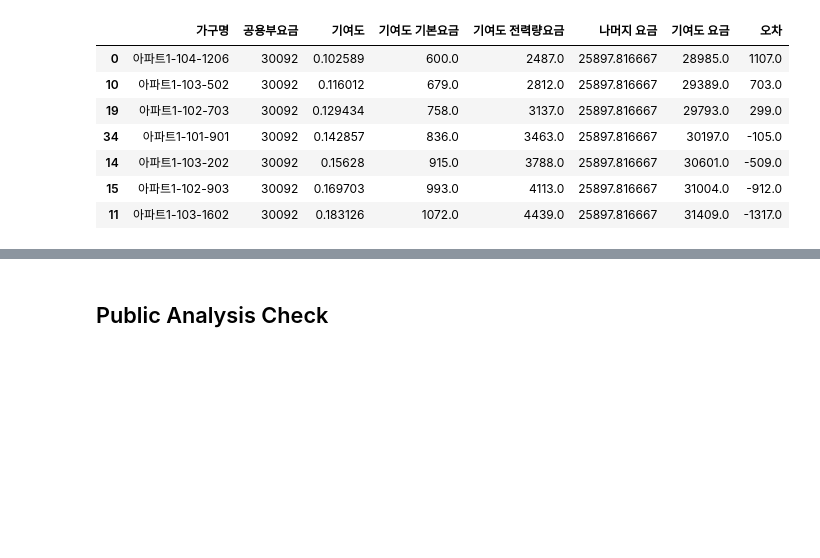
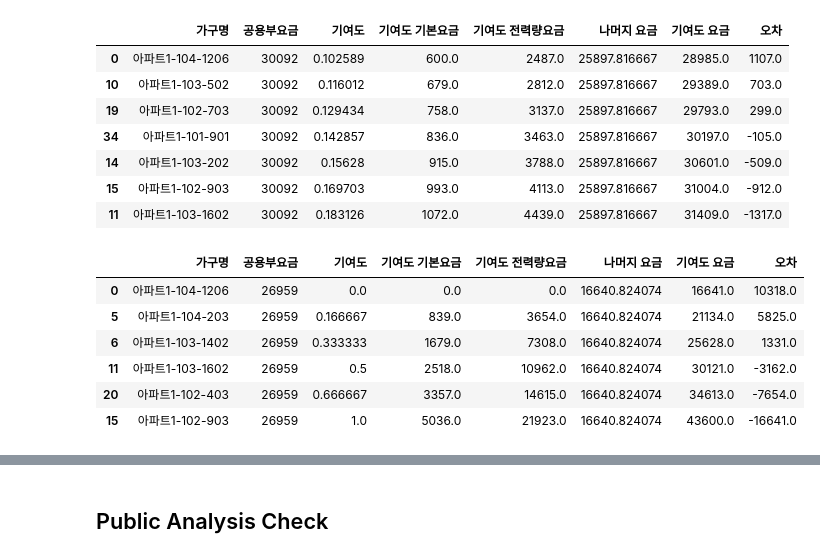
Before and after one commit to formegusto/energy-trading, a Jupyter notebook: analysis. paran energy.ipynb, the cells around one changed output, grey strips where cells are left out. Saved outputs shown, nothing was run; the diff lists cells and outputs as text; code cells hidden in the pictures; blank space fills up the shorter version.

```diff
--- a/analysis. paran energy.ipynb
+++ b/analysis. paran energy.ipynb
@@ -170,3 +236,21 @@ dist_df.drop_duplicates('기여도').sort_values(['기여도'])
 | 14 | 아파트1-103-202 | 30092 | 0.15628 | 915.0 | 3788.0 | 25897.816667 | 30601.0 | -509.0 |
 | 15 | 아파트1-102-903 | 30092 | 0.169703 | 993.0 | 4113.0 | 25897.816667 | 31004.0 | -912.0 |
 | 11 | 아파트1-103-1602 | 30092 | 0.183126 | 1072.0 | 4439.0 | 25897.816667 | 31409.0 | -1317.0 |
+# %%
+from src.utils import min_max_normalization
+
+dist = GroupDistributor(file_path).set_init_csv(1)
+
+dist.set_calc(public_percentage=30)
+dist.set_cont(norm=min_max_normalization)
+dist_df = dist.distribute_table()
+
+dist_df.drop_duplicates('기여도').sort_values(['기여도'])
+# %% [output]
+|  | 가구명 | 공용부요금 | 기여도 | 기여도 기본요금 | 기여도 전력량요금 | 나머지 요금 | 기여도 요금 | 오차 |
+| 0 | 아파트1-104-1206 | 26959 | 0.0 | 0.0 | 0.0 | 16640.824074 | 16641.0 | 10318.0 |
+| 5 | 아파트1-104-203 | 26959 | 0.166667 | 839.0 | 3654.0 | 16640.824074 | 21134.0 | 5825.0 |
+| 6 | 아파트1-103-1402 | 26959 | 0.333333 | 1679.0 | 7308.0 | 16640.824074 | 25628.0 | 1331.0 |
+| 11 | 아파트1-103-1602 | 26959 | 0.5 | 2518.0 | 10962.0 | 16640.824074 | 30121.0 | -3162.0 |
+| 20 | 아파트1-102-403 | 26959 | 0.666667 | 3357.0 | 14615.0 | 16640.824074 | 34613.0 | -7654.0 |
+| 15 | 아파트1-102-903 | 26959 | 1.0 | 5036.0 | 21923.0 | 16640.824074 | 43600.0 | -16641.0 |
```
Also changed, not shown: parts of 8 cells of this notebook, 1 other file.
